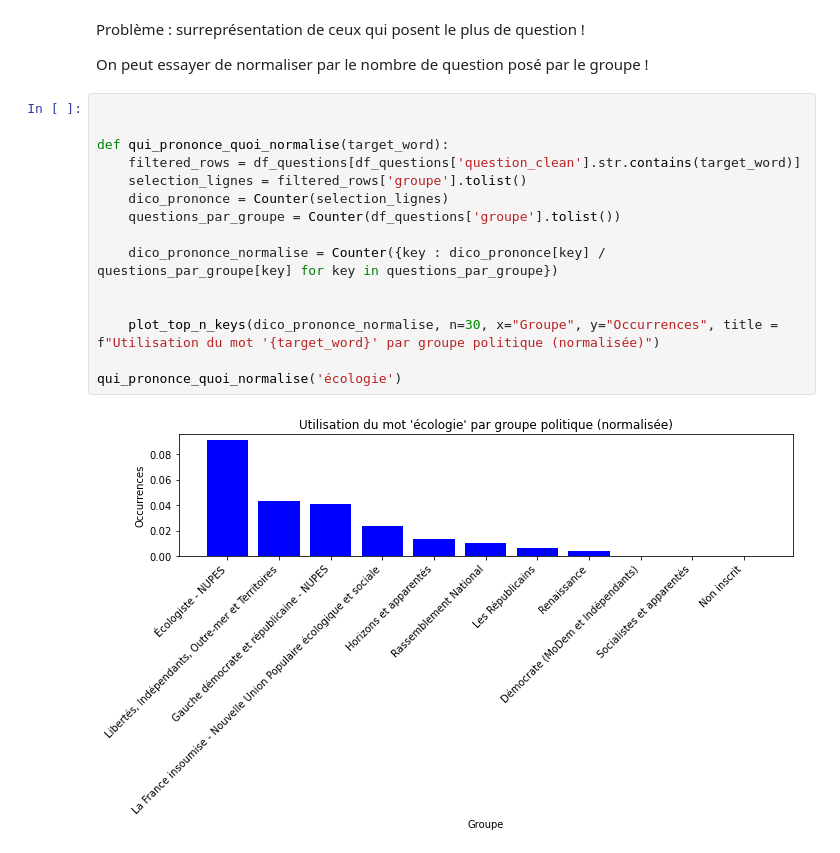
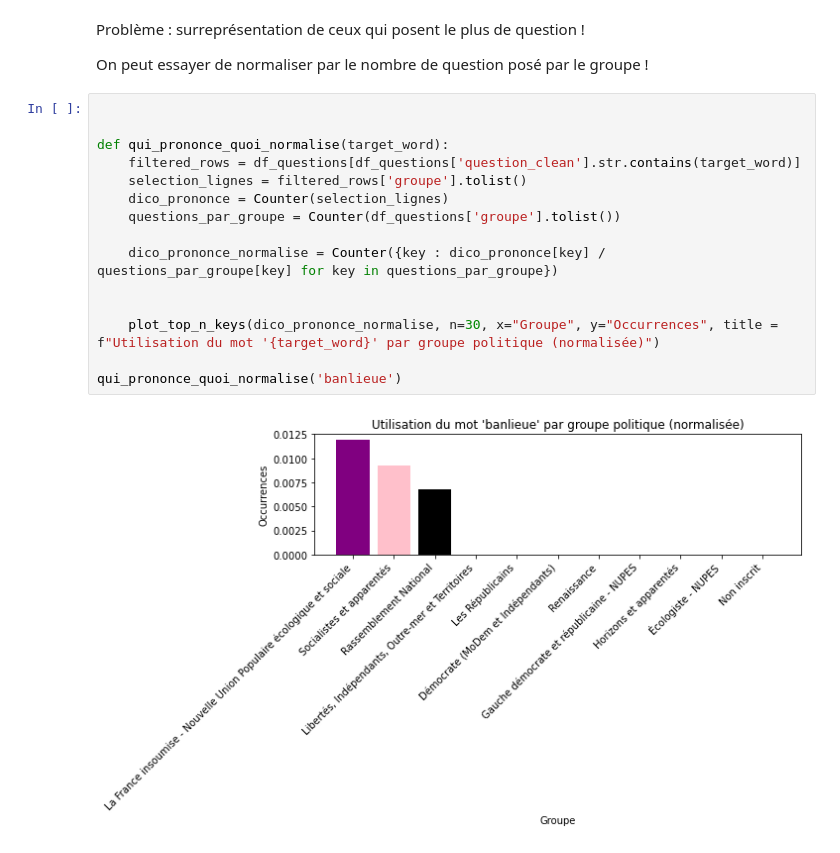
Before and after one commit to jcomperatore/PythonPourLaDataScience, a Jupyter notebook: Statistiques descriptives/Statistiques_descriptives.ipynb, the cells around one changed output. Saved outputs shown, nothing was run; the diff lists cells and outputs as text.

```diff
--- a/Statistiques descriptives/Statistiques_descriptives.ipynb
+++ b/Statistiques descriptives/Statistiques_descriptives.ipynb
@@ -243,17 +243,17 @@ On peut essayer de normaliser par le nombre de question posé par le groupe !
 # %%
 
 
 def qui_prononce_quoi_normalise(target_word):
     filtered_rows = df_questions[df_questions['question_clean'].str.contains(target_word)]
     selection_lignes = filtered_rows['groupe'].tolist()
     dico_prononce = Counter(selection_lignes)
     questions_par_groupe = Counter(df_questions['groupe'].tolist())
 
     dico_prononce_normalise = Counter({key : dico_prononce[key] / questions_par_groupe[key] for key in questions_par_groupe})
 
 
     plot_top_n_keys(dico_prononce_normalise, n=30, x="Groupe", y="Occurrences", title = f"Utilisation du mot '{target_word}' par groupe politique (normalisée)")
 
-qui_prononce_quoi_normalise('écologie')
+qui_prononce_quoi_normalise('banlieue')
 # %% [output]
-[figure, old version]
+[figure, new version]
```
Also changed, not shown: parts of 2 cells of this notebook.
